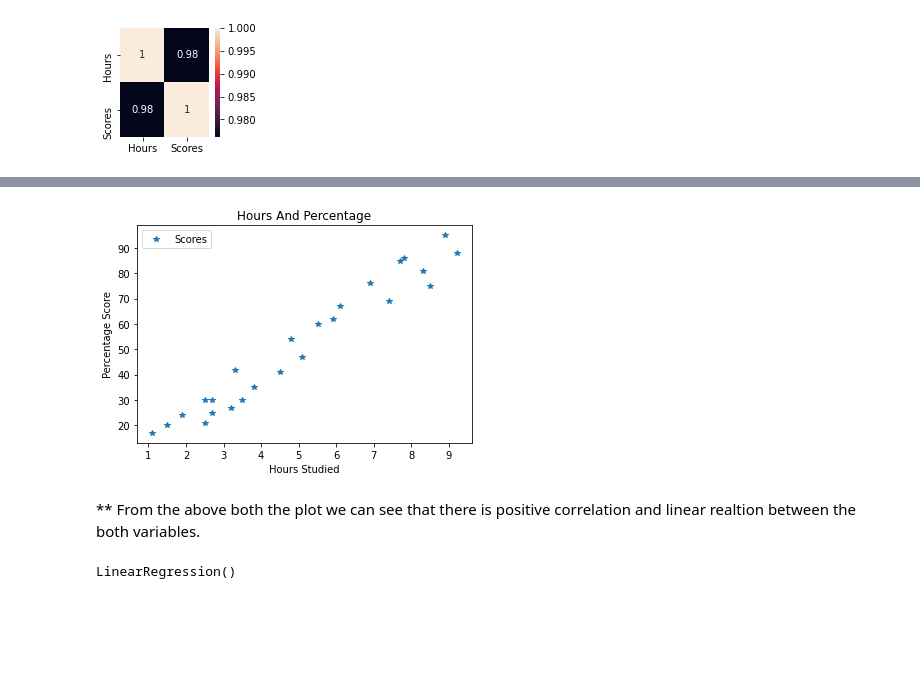
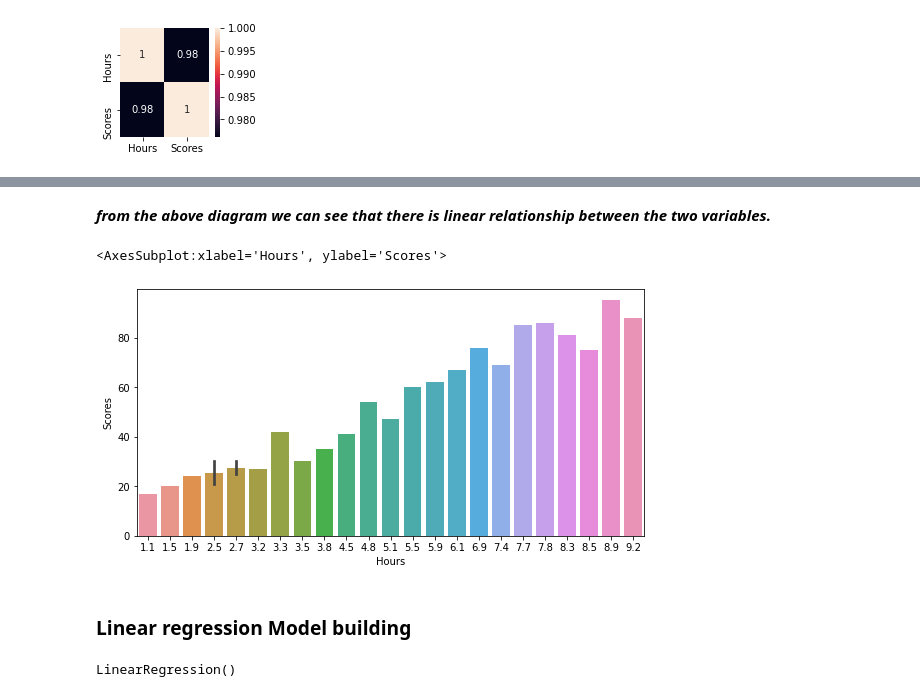
Before and after one commit to archydixit/Grip_Task_1, a Jupyter notebook: sol_task_1.ipynb, the cells around one changed output, grey strips where cells are left out. Saved outputs shown, nothing was run; the diff lists cells and outputs as text; code cells hidden in the pictures; blank space fills up the shorter version.

```diff
--- a/sol_task_1.ipynb
+++ b/sol_task_1.ipynb
@@ -59,13 +70,18 @@ sns.heatmap(df.corr(),annot = True)
+# %% [markdown]
+***from the above diagram we can see that there is linear relationship between the two variables.***
 # %%
-df.plot(x='Hours', y='Scores', style='*')
-plt.title('Hours And Percentage')
-plt.xlabel('Hours Studied')
-plt.ylabel('Percentage Score')
-plt.show()
+fig=plt.figure(figsize=(20,10))
+ax1=fig.add_subplot(221)
+sns.barplot(x=df['Hours'], y=df['Scores'], ax=ax1)
+
+#df.barplot(x='Hours', y='Scores', style='*')
+#plt.title('Hours And Percentage')
+#plt.xlabel('Hours Studied')
+#plt.ylabel('Percentage Score')
+#plt.show()
 # %% [output]
+<AxesSubplot:xlabel='Hours', ylabel='Scores'>
-[figure, old version]
+[figure, new version]
-# %% [markdown]
-** From the above both the plot we can see that there is positive correlation and linear realtion between the both variables.
 # %%
 X = df.iloc[:, :-1].values
 Y = df.iloc[:, 1].values
@@ -75,3 +88,5 @@ Y = df.iloc[:, 1].values
+# %% [markdown]
+### Linear regression Model building
 # %%
 from sklearn.model_selection import train_test_split
 # %%
```
Also changed, not shown: parts of 20 cells of this notebook.
